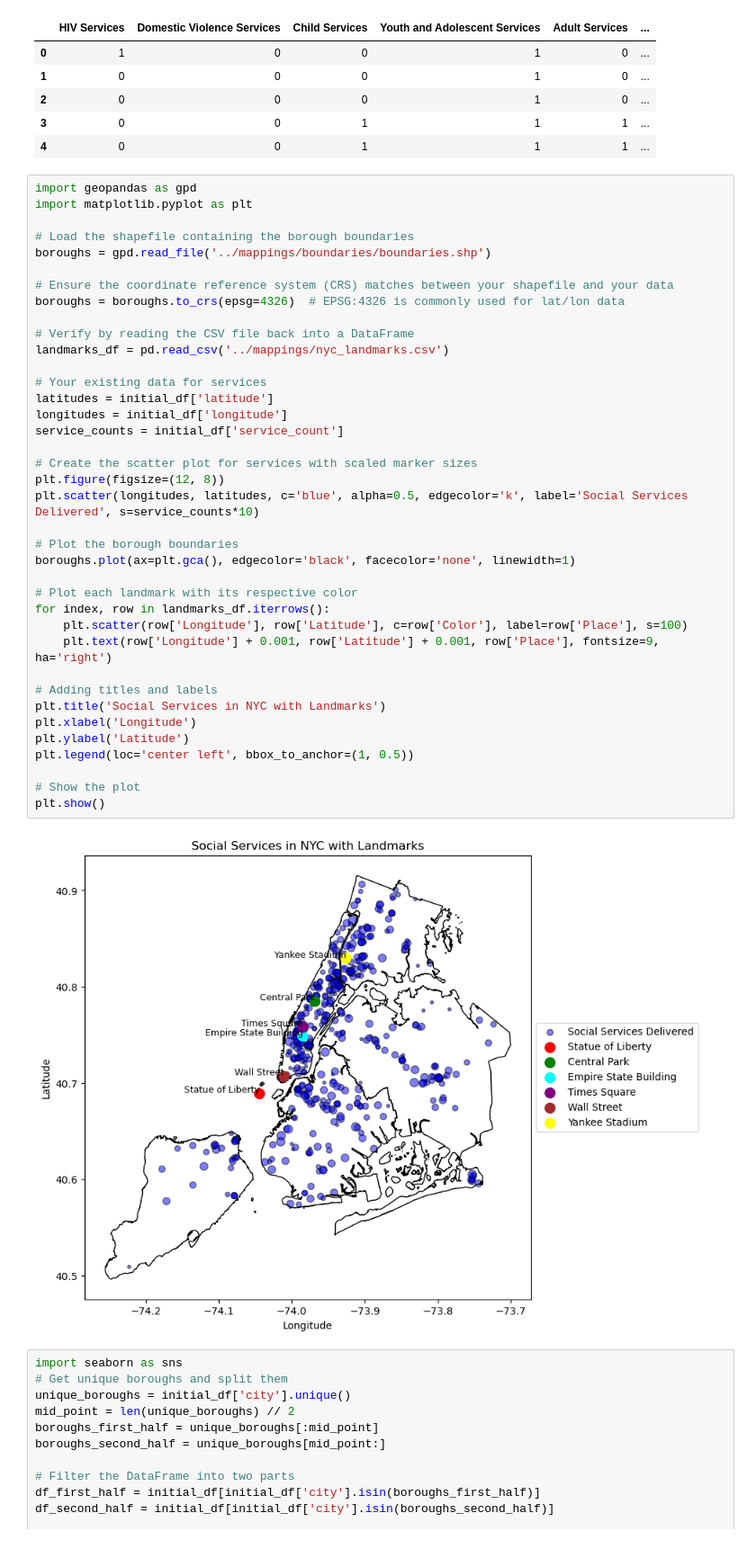
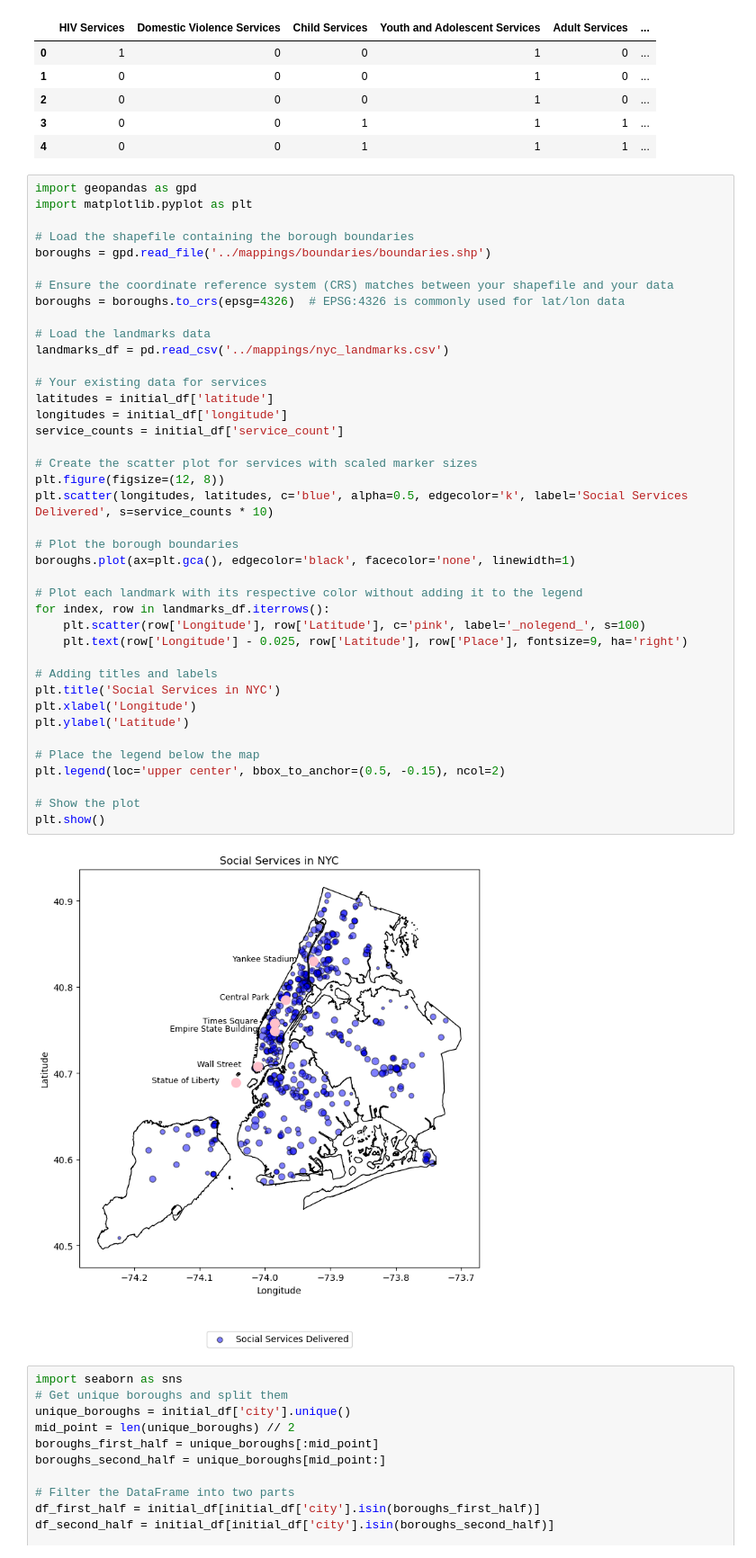
Before and after one commit to rudedoc/data-analytics, a Jupyter notebook: scripts/3 - NYC Mental Health Services Data Exploration.ipynb, the cells around one changed output. Shown at 90% size. Saved outputs shown, nothing was run; the diff lists cells and outputs as text.

```diff
--- a/scripts/3 - NYC Mental Health Services Data Exploration.ipynb
+++ b/scripts/3 - NYC Mental Health Services Data Exploration.ipynb
@@ -34,41 +34,43 @@ import geopandas as gpd
 import matplotlib.pyplot as plt
 
 # Load the shapefile containing the borough boundaries
 boroughs = gpd.read_file('../mappings/boundaries/boundaries.shp')
 
 # Ensure the coordinate reference system (CRS) matches between your shapefile and your data
 boroughs = boroughs.to_crs(epsg=4326)  # EPSG:4326 is commonly used for lat/lon data
 
-# Verify by reading the CSV file back into a DataFrame
+# Load the landmarks data
 landmarks_df = pd.read_csv('../mappings/nyc_landmarks.csv')
 
 # Your existing data for services
 latitudes = initial_df['latitude']
 longitudes = initial_df['longitude']
 service_counts = initial_df['service_count']
 
 # Create the scatter plot for services with scaled marker sizes
 plt.figure(figsize=(12, 8))
-plt.scatter(longitudes, latitudes, c='blue', alpha=0.5, edgecolor='k', label='Social Services Delivered', s=service_counts*10)
+plt.scatter(longitudes, latitudes, c='blue', alpha=0.5, edgecolor='k', label='Social Services Delivered', s=service_counts * 10)
 
 # Plot the borough boundaries
 boroughs.plot(ax=plt.gca(), edgecolor='black', facecolor='none', linewidth=1)
 
-# Plot each landmark with its respective color
+# Plot each landmark with its respective color without adding it to the legend
 for index, row in landmarks_df.iterrows():
-    plt.scatter(row['Longitude'], row['Latitude'], c=row['Color'], label=row['Place'], s=100)
-    plt.text(row['Longitude'] + 0.001, row['Latitude'] + 0.001, row['Place'], fontsize=9, ha='right')
+    plt.scatter(row['Longitude'], row['Latitude'], c='pink', label='_nolegend_', s=100)
+    plt.text(row['Longitude'] - 0.025, row['Latitude'], row['Place'], fontsize=9, ha='right')
 
 # Adding titles and labels
-plt.title('Social Services in NYC with Landmarks')
+plt.title('Social Services in NYC')
 plt.xlabel('Longitude')
 plt.ylabel('Latitude')
-plt.legend(loc='center left', bbox_to_anchor=(1, 0.5))
+
+# Place the legend below the map
+plt.legend(loc='upper center', bbox_to_anchor=(0.5, -0.15), ncol=2)
 
 # Show the plot
 plt.show()
 # %% [output]
-[figure, old version]
+[figure, new version]
 # %%
 import seaborn as sns
 # Get unique boroughs and split them
```
Also changed, not shown: parts of 1 cell of this notebook, 6 other files.
